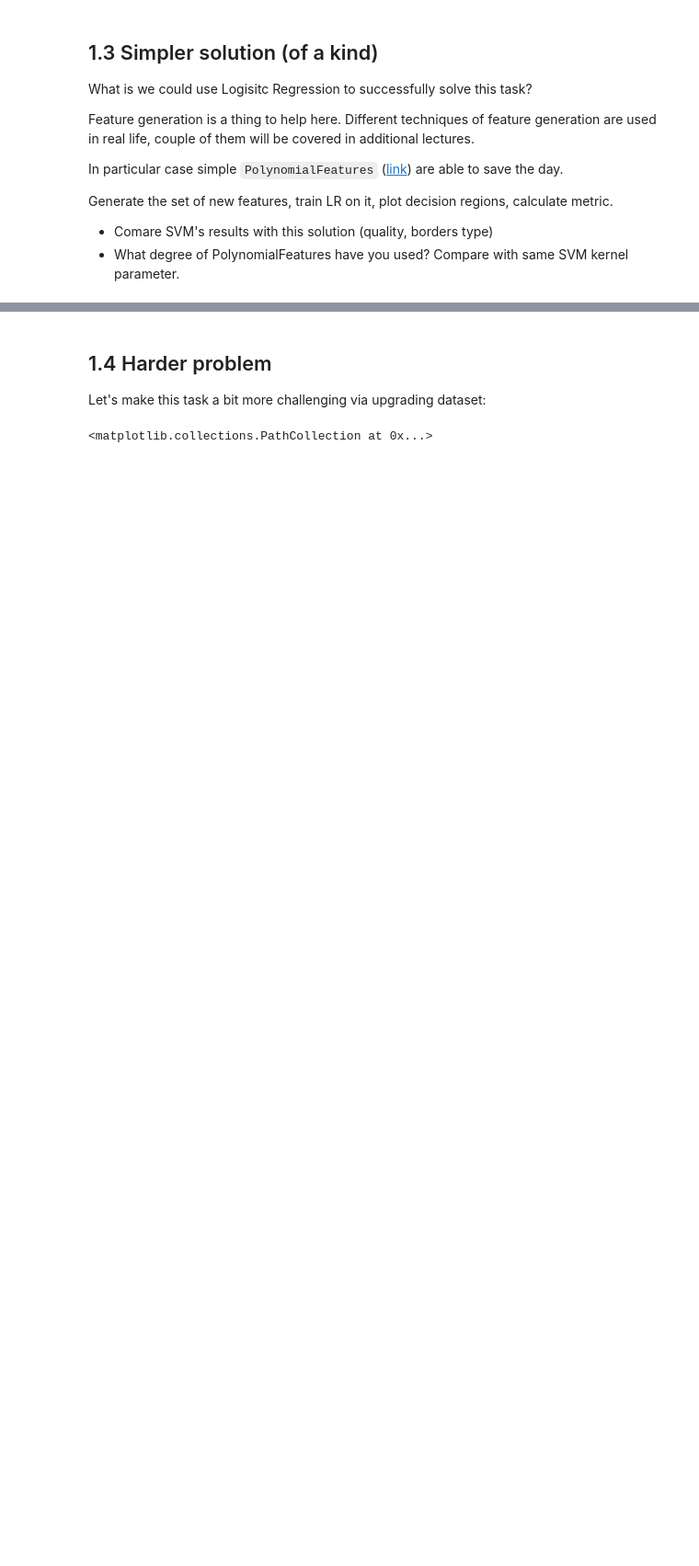
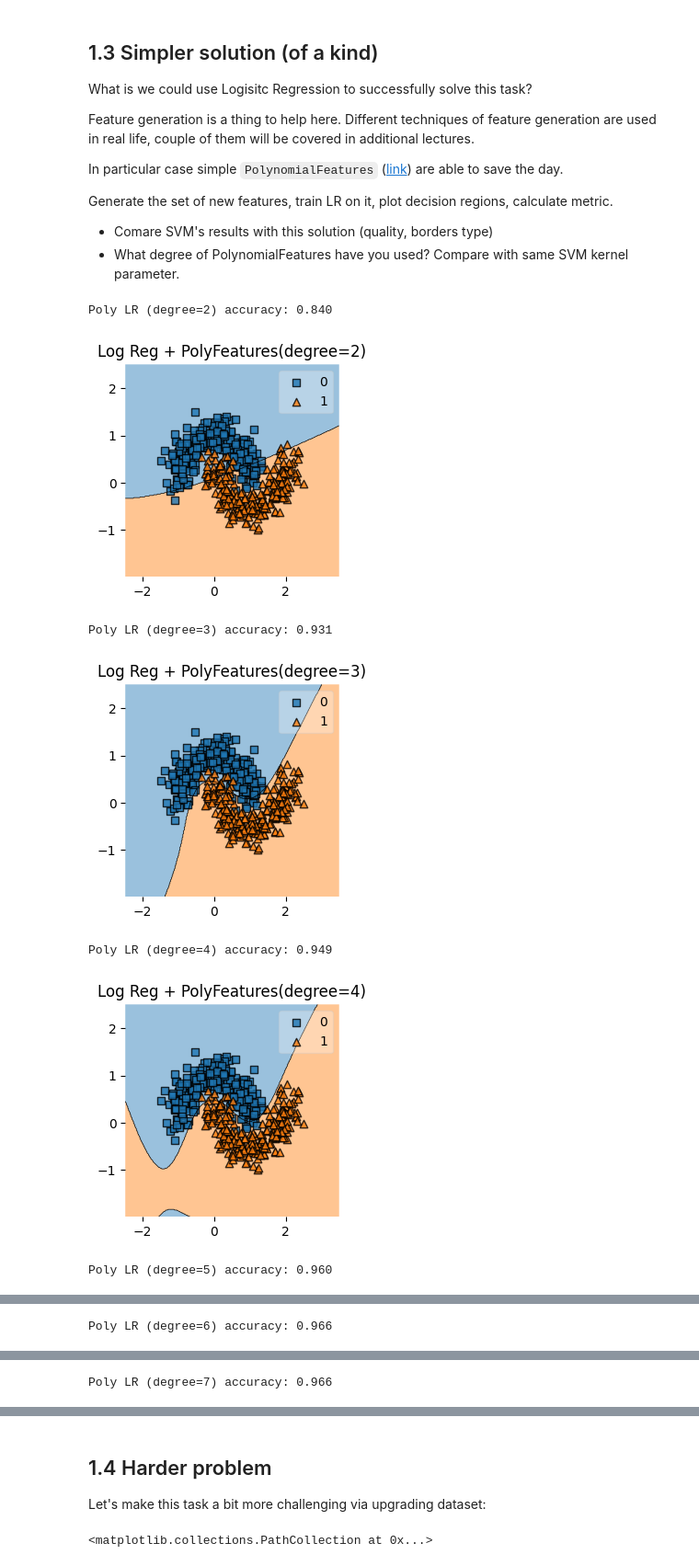
Before and after one commit to EgorOvechkin/lab, a Jupyter notebook: lab01_part3.ipynb, the cells around one changed output, grey strips where cells are left out. Shown at 92% size. Cells and saved outputs as stored; diff of their text form; code cells hidden in the pictures; blank space fills up the shorter version.

Commit message:
pipe added

```diff
--- a/lab01_part3.ipynb
+++ b/lab01_part3.ipynb
@@ -160,0 +157,29 @@ from sklearn.preprocessing import PolynomialFeatures
+# %%
+from sklearn.preprocessing import PolynomialFeatures
+from sklearn.pipeline import Pipeline
+
+### YOUR CODE HERE
+for deg in [2, 3, 4, 5, 6, 7]:
+    poly_lr_pipe = Pipeline([
+        ("poly", PolynomialFeatures(degree=deg)),
+        ("lr", LogisticRegression(max_iter=1000, C=1.0))
+    ])
+
+    poly_lr_pipe.fit(X_train, y_train)
+
+    y_pred = poly_lr_pipe.predict(X_test)
+    acc = accuracy_score(y_test, y_pred)
+    print(f"Poly LR (degree={deg}) accuracy: {acc:.3f}")
+
+    plt.figure(figsize=(3, 3))
+    plot_decision_regions(X=moons_points, y=moons_labels, clf=poly_lr_pipe)
+    plt.title(f"Log Reg + PolyFeatures(degree={deg})")
+    plt.show()
+# %% [output]
+Poly LR (degree=2) accuracy: 0.840
+[figure, added]
+Poly LR (degree=3) accuracy: 0.931
+[figure, added]
+Poly LR (degree=4) accuracy: 0.949
+[figure, added]
+Poly LR (degree=5) accuracy: 0.960
@@ -160,0 +187 @@ from sklearn.preprocessing import PolynomialFeatures
+Poly LR (degree=6) accuracy: 0.966
@@ -160,0 +189 @@ from sklearn.preprocessing import PolynomialFeatures
+Poly LR (degree=7) accuracy: 0.966
```
Also changed, not shown: parts of 8 cells of this notebook.
